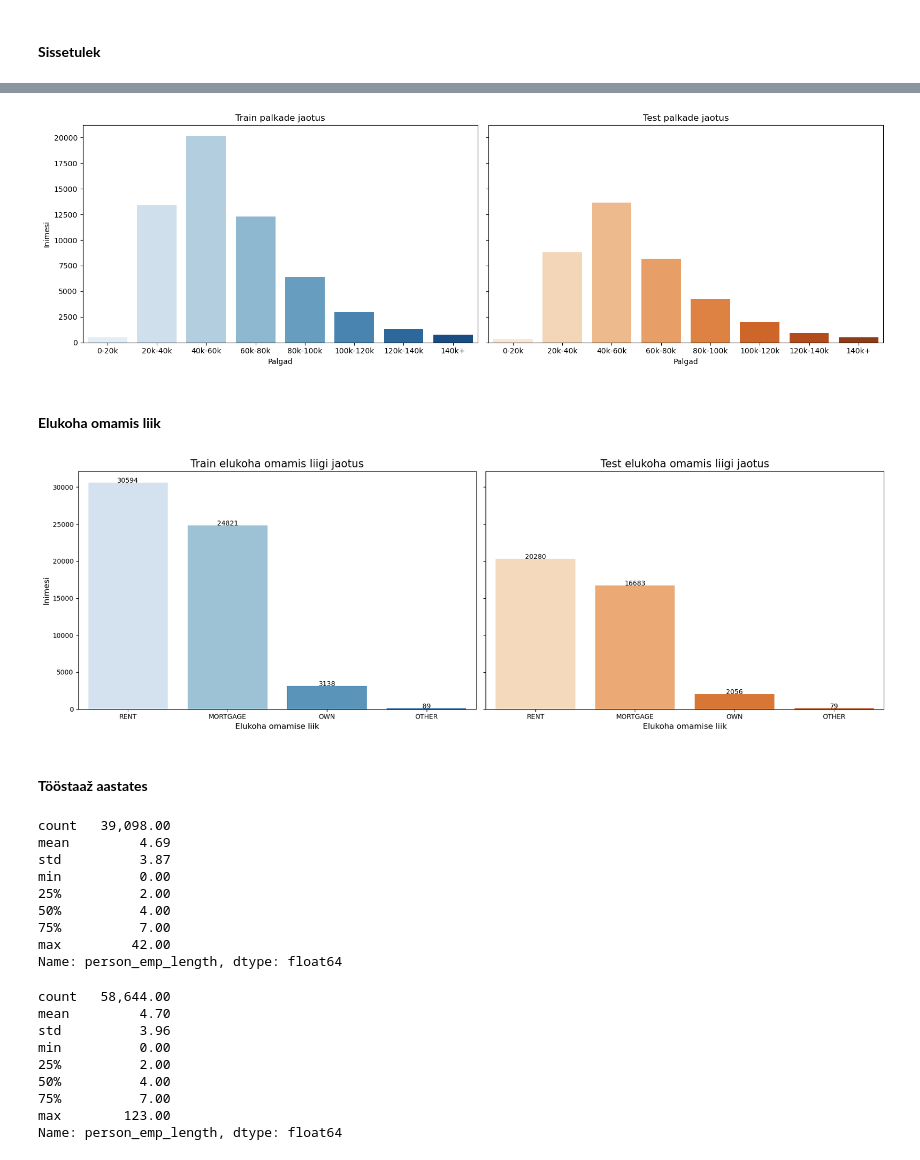
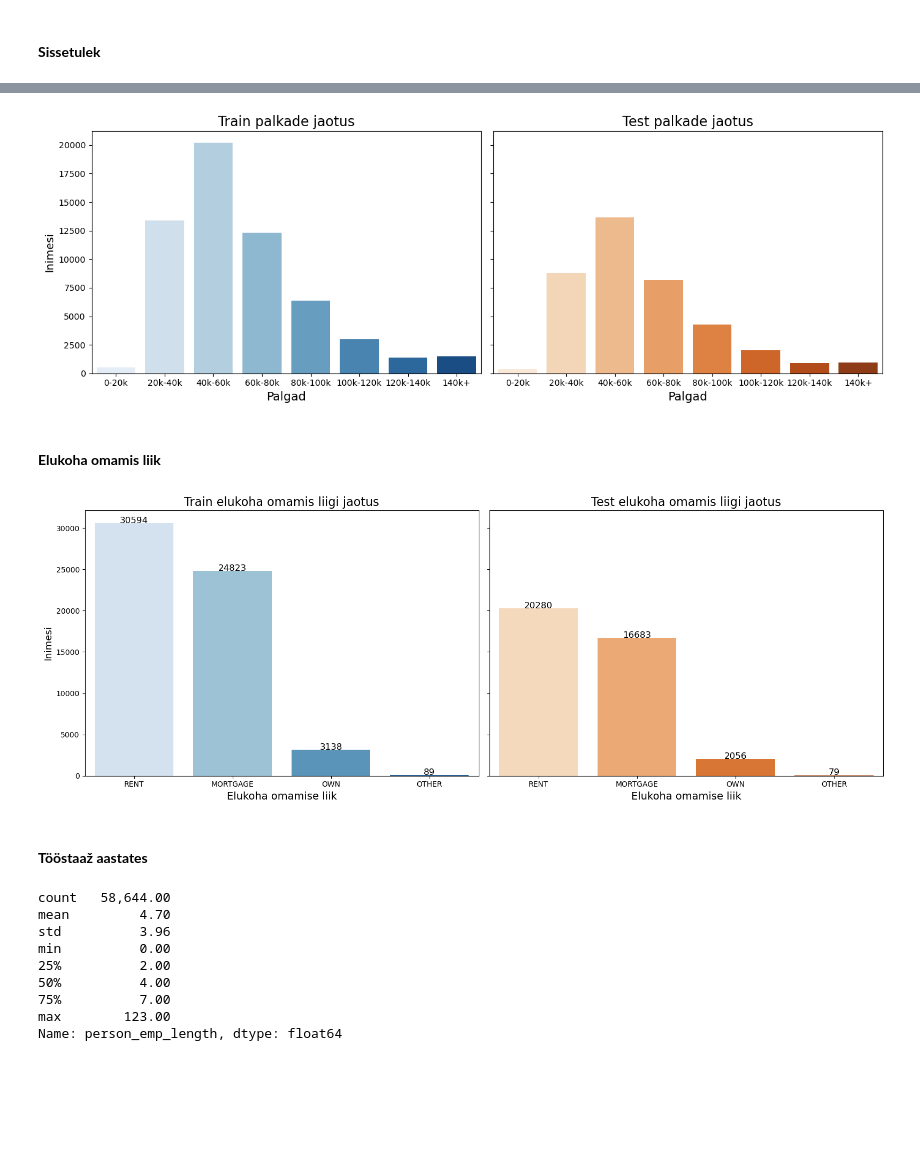
Before and after one commit to madispuu/Loan_Approval_Prediction, a Jupyter notebook: TEAM.ipynb, the cells around one changed output, grey strips where cells are left out. Drawn from its saved outputs; the diff is of its cells as text; code cells hidden in the pictures; blank space fills up the shorter version.

```diff
--- a/TEAM.ipynb
+++ b/TEAM.ipynb
@@ -173,33 +174,37 @@ Name: person_income, dtype: float64
 # %%
 import matplotlib.pyplot as plt
 import seaborn as sns
 
 #palga vahemikud
-bins = [0, 20000, 40000, 60000, 80000, 100000, 120000, 140000, 160000]
+bins = [0, 20000, 40000, 60000, 80000, 100000, 120000, 140000, 2000000]
 labels = ['0-20k', '20k-40k', '40k-60k', '60k-80k', '80k-100k', '100k-120k', '120k-140k', '140k+']
 
-
-df_train['salary_range'] = pd.cut(df_train['person_income'], bins=bins, labels=labels, include_lowest=True)
-df_test['salary_range'] = pd.cut(df_test['person_income'], bins=bins, labels=labels, include_lowest=True)
+# ajutised tulbad, et mitte muuta algsed infot
+df_train['salary_range_temp'] = pd.cut(df_train['person_income'], bins=bins, labels=labels, include_lowest=True)
+df_test['salary_range_temp'] = pd.cut(df_test['person_income'], bins=bins, labels=labels, include_lowest=True)
 
 # Et 2 kõrvuti
-fig, axes = plt.subplots(1, 2, figsize=(16, 5), sharey=True)
+fig, axes = plt.subplots(1, 2, figsize=(14, 5), sharey=True)
 
 # Train
-sns.countplot(x='salary_range', data=df_train, ax=axes[0], palette='Blues', hue='salary_range',  legend=False)
-axes[0].set_title("Train palkade jaotus")
-axes[0].set_xlabel("Palgad")
-axes[0].set_ylabel("Inimesi")
+sns.countplot(x='salary_range_temp', data=df_train, ax=axes[0], palette='Blues', hue='salary_range_temp',  legend=False)
+axes[0].set_title("Train palkade jaotus", fontsize=16)
+axes[0].set_xlabel("Palgad", fontsize=14)
+axes[0].set_ylabel("Inimesi", fontsize=13)
 
 # Test
-sns.countplot(x='salary_range', data=df_test, ax=axes[1], palette='Oranges', hue='salary_range', legend=False)
-axes[1].set_title("Test palkade jaotus")
-axes[1].set_xlabel("Palgad")
+sns.countplot(x='salary_range_temp', data=df_test, ax=axes[1], palette='Oranges', hue='salary_range_temp', legend=False)
+axes[1].set_title("Test palkade jaotus", fontsize=16)
+axes[1].set_xlabel("Palgad", fontsize=14)
+
+# Kustutan ajutised tulbad
+df_train.drop(columns=['salary_range_temp'], inplace=True)
+df_test.drop(columns=['salary_range_temp'], inplace=True)
 
 plt.tight_layout()
 plt.show()
 # %% [output]
-[figure, old version]
+[figure, new version]
 # %% [markdown]
 #### **Elukoha omamis liik**
 # %%
@@ -209,46 +214,34 @@ train_counts.columns = ["home_ownership", "count"]
 test_counts.columns = ["home_ownership", "count"]
 
 # et oleks 2 kõrvuti
-fig, axes = plt.subplots(1, 2, figsize=(18, 6), sharey=True)
+fig, axes = plt.subplots(1, 2, figsize=(16, 6), sharey=True)
 
 # Train
 train_plot = sns.barplot(x="home_ownership", y="count", data=train_counts, ax=axes[0], palette="Blues", hue='home_ownership',  legend=False)
 axes[0].set_title("Train elukoha omamis liigi jaotus", fontsize=16)
-axes[0].set_xlabel("Elukoha omamise liik", fontsize=12)
-axes[0].set_ylabel("Inimesi", fontsize=12)
+axes[0].set_xlabel("Elukoha omamise liik", fontsize=14)
+axes[0].set_ylabel("Inimesi", fontsize=13)
 
 #Lisab numbrid Train andmetele
 for bar, count in zip(train_plot.patches, train_counts["count"]):
-    axes[0].text(bar.get_x() + bar.get_width() / 2, bar.get_height() + 0.5, int(count), ha='center', fontsize=10)
+    axes[0].text(bar.get_x() + bar.get_width() / 2, bar.get_height() + 0.5, int(count), ha='center', fontsize=12)
 
 # Test
 test_plot = sns.barplot(x="home_ownership", y="count", data=test_counts, ax=axes[1], palette="Oranges",  hue='home_ownership',  legend=False)
 axes[1].set_title("Test elukoha omamis liigi jaotus", fontsize=16)
-axes[1].set_xlabel("Elukoha omamise liik", fontsize=12)
+axes[1].set_xlabel("Elukoha omamise liik", fontsize=14)
 
 #Lisab numbrid Test andmetele
 for bar, count in zip(test_plot.patches, test_counts["count"]):
-    axes[1].text(bar.get_x() + bar.get_width() / 2, bar.get_height() + 0.5, int(count), ha='center', fontsize=10)
+    axes[1].text(bar.get_x() + bar.get_width() / 2, bar.get_height() + 0.5, int(count), ha='center', fontsize=12)
 
 
 plt.tight_layout()
 plt.show()
 # %% [output]
-[figure, old version]
+[figure, new version]
 # %% [markdown]
 #### **Tööstaaž aastates**
-# %%
-df_test["person_emp_length"].describe()
-# %% [output]
-count   39,098.00
-mean         4.69
-std          3.87
-min          0.00
-25%          2.00
-50%          4.00
-75%          7.00
-max         42.00
-Name: person_emp_length, dtype: float64
 # %%
 df_train["person_emp_length"].describe()
 # %% [output]
```
Also changed, not shown: parts of 18 cells of this notebook.
